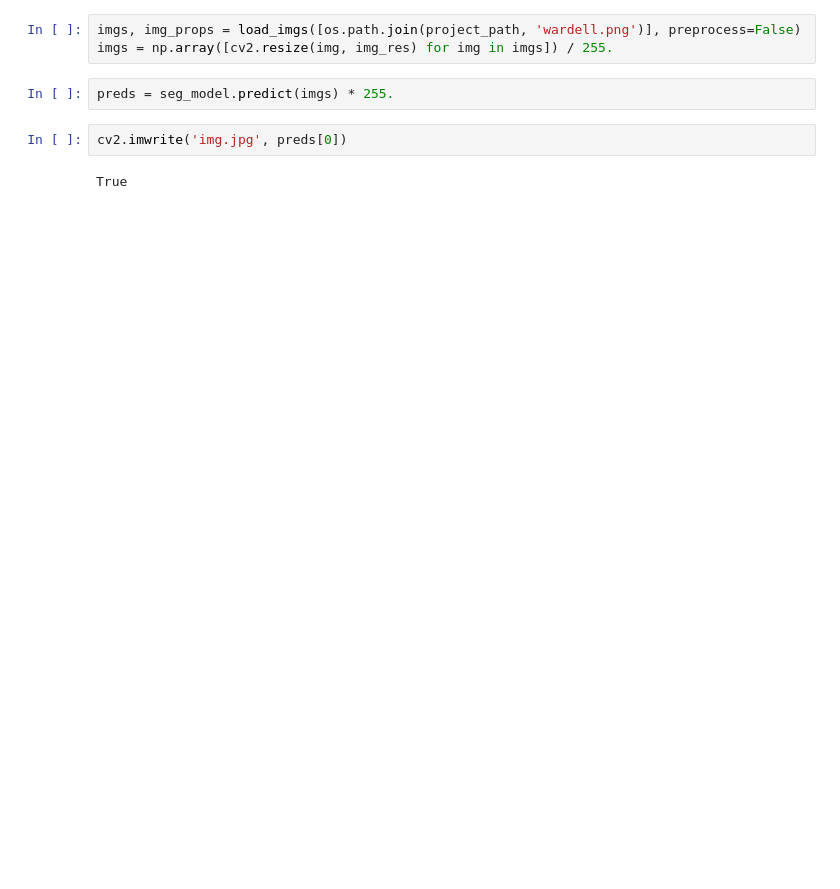
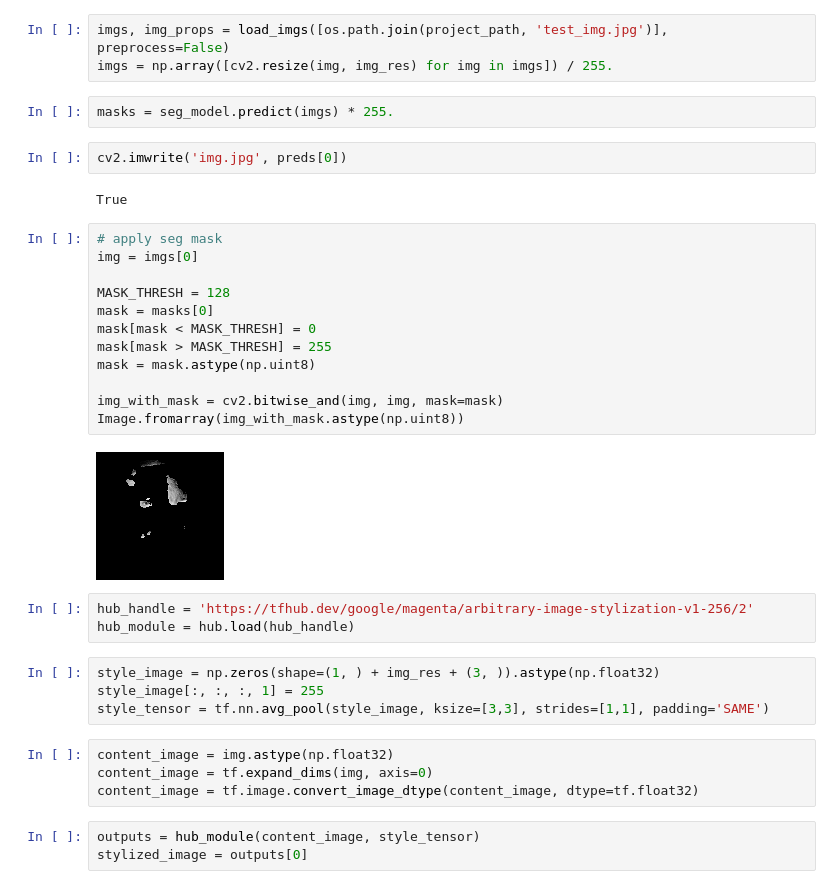
Before and after one commit to GarlandZhang/hairy_gan, a Jupyter notebook: api_rnd.ipynb, the cells around one changed output. Saved outputs shown, nothing was run; the diff lists cells and outputs as text; blank space fills up the shorter version.

Commit message:
combined segmentation model + style transfer for a final transformed iamge!

```diff
--- a/api_rnd.ipynb
+++ b/api_rnd.ipynb
@@ -324,11 +343,39 @@ while True:
 # %%
 seg_model = load_model(os.path.join(project_path, 'g_IS.h5'), custom_objects={'InstanceNormalization': InstanceNormalization})
 # %%
-imgs, img_props = load_imgs([os.path.join(project_path, 'wardell.png')], preprocess=False)
+imgs, img_props = load_imgs([os.path.join(project_path, 'test_img.jpg')], preprocess=False)
 imgs = np.array([cv2.resize(img, img_res) for img in imgs]) / 255.
 # %%
-preds = seg_model.predict(imgs) * 255.
+masks = seg_model.predict(imgs) * 255.
 # %%
 cv2.imwrite('img.jpg', preds[0])
 # %% [output]
 True
+# %%
+# apply seg mask
+img = imgs[0]
+
+MASK_THRESH = 128
+mask = masks[0]
+mask[mask < MASK_THRESH] = 0
+mask[mask > MASK_THRESH] = 255
+mask = mask.astype(np.uint8)
+
+img_with_mask = cv2.bitwise_and(img, img, mask=mask)
+Image.fromarray(img_with_mask.astype(np.uint8))
+# %% [output]
+[figure, added]
+# %%
+hub_handle = 'https://tfhub.dev/google/magenta/arbitrary-image-stylization-v1-256/2'
+hub_module = hub.load(hub_handle)
+# %%
+style_image = np.zeros(shape=(1, ) + img_res + (3, )).astype(np.float32)
+style_image[:, :, :, 1] = 255
+style_tensor = tf.nn.avg_pool(style_image, ksize=[3,3], strides=[1,1], padding='SAME')
+# %%
+content_image = img.astype(np.float32)
+content_image = tf.expand_dims(img, axis=0)
+content_image = tf.image.convert_image_dtype(content_image, dtype=tf.float32)
+# %%
+outputs = hub_module(content_image, style_tensor)
+stylized_image = outputs[0]
```
Also changed, not shown: parts of 7 cells of this notebook.
